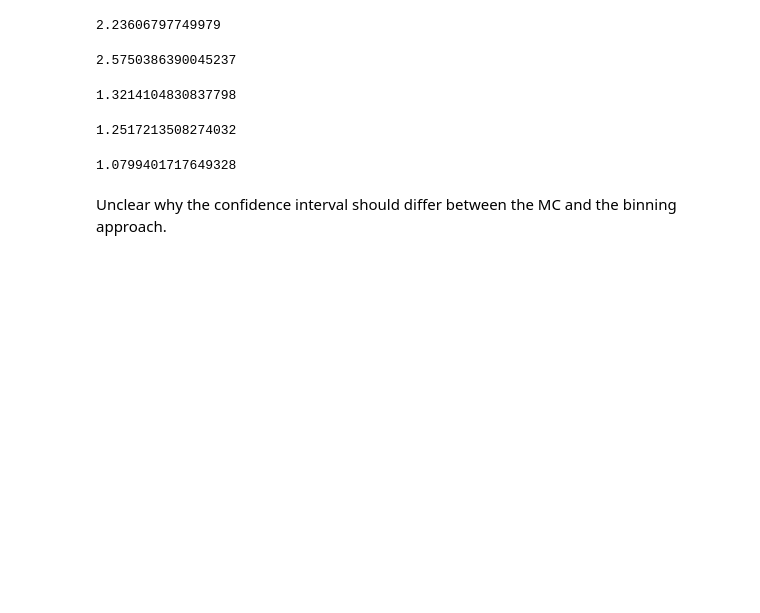
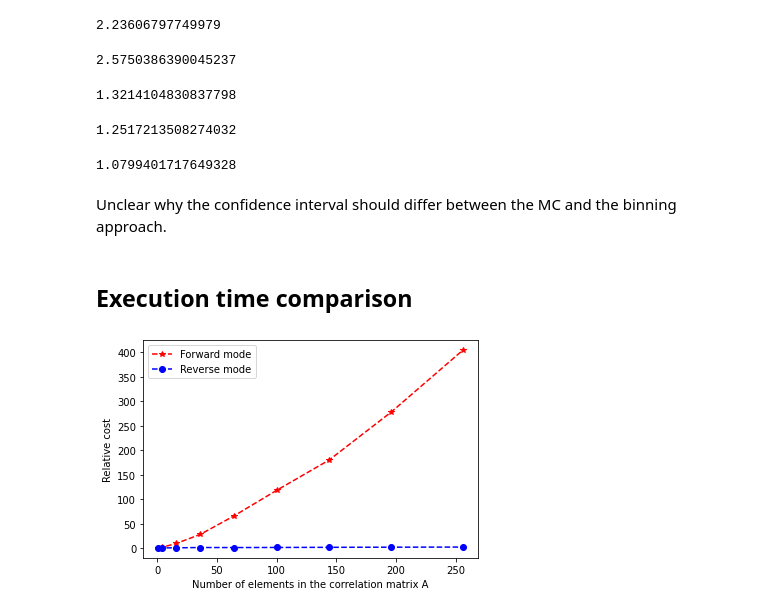
Before and after one commit to deangelisfil/adjoint_sensitivity_methods, a Jupyter notebook: jupyter notebooks/Correlation Greeks.ipynb, the cells around one changed output. Saved outputs shown, nothing was run; the diff lists cells and outputs as text; code cells hidden in the pictures; blank space fills up the shorter version.

```diff
--- a/jupyter notebooks/Correlation Greeks.ipynb
+++ b/jupyter notebooks/Correlation Greeks.ipynb
@@ -289,6 +297,7 @@ def avg_payoff_forward(L, diff_L, payoff_fct = sum, diff_payoff_fct = sum):
 # %%
 # reverse mode
 def gbm_path_simulation_b(S_list, Z_n_list, Z_list, S_bar):
+    d = Z_list[0].shape[0]
     S_bar_copy = np.copy(S_bar)
     Z_bar = np.zeros(d)
     L_bar = np.zeros(d)
@@ -548,7 +558,7 @@ payoff sensitivity: Difference between complex variable trick and forward mode 2
 # %%
 # check correlation greeks
 K = 20
-avg_bar = np.random.randn()
+avg_bar = 1
 #diff_A = np.tril(np.random.rand(d,d))
 diff_A = np.zeros((d,d))
 diff_A[s2][s1] = 1
@@ -642,3 +652,7 @@ np.sqrt(5)
 1.0799401717649328
 # %% [markdown]
 Unclear why the confidence interval should differ between the MC and the binning approach.
+# %% [markdown]
+## Execution time comparison
+# %%
+d_list = [1,2,4, 6, 8,10,12,14, 16]
@@ -644,0 +679,34 @@ Unclear why the confidence interval should differ between the MC and the binning
+# %%
+time_forward_all = []
+time_reverse_all = []
+for d in d_list:
+    A = np.identity(d)
+    for i in range(d):
+        for j in range(i):
+            A[i][j] = 0.1
+            A[j][i] = 0.1
+
+    S0 = np.ones(d) # initial value
+
+    start_time = time.time()
+    correlation_greeks_forward_all(A)
+    end_time = time.time()
+    time_forward_all.append(end_time-start_time)
+
+    start_time = time.time()
+    correlation_greeks_reverse(A)
+    end_time = time.time()
+    time_reverse_all.append(end_time - start_time)
+time_forward_all = np.array(time_forward_all) / time_forward_all[0]
+time_reverse_all = np.array(time_reverse_all) / time_reverse_all[0]
+# %%
+plt.plot(nbr_el_A, time_forward_all, linestyle='--', marker='*', color='r')
+plt.plot(nbr_el_A, time_reverse_all, linestyle='--', marker='o', color='b')
+plt.legend(["Forward mode", "Reverse mode"])
+plt.xlabel('Number of elements in the correlation matrix A')
+plt.ylabel("Relative cost")
+# plt.yscale('log')
+plt.savefig('forward_reverse.png')
+plt.show()
+# %% [output]
+[figure, added]
```
Also changed, not shown: parts of 14 cells of this notebook, 21 other files.
